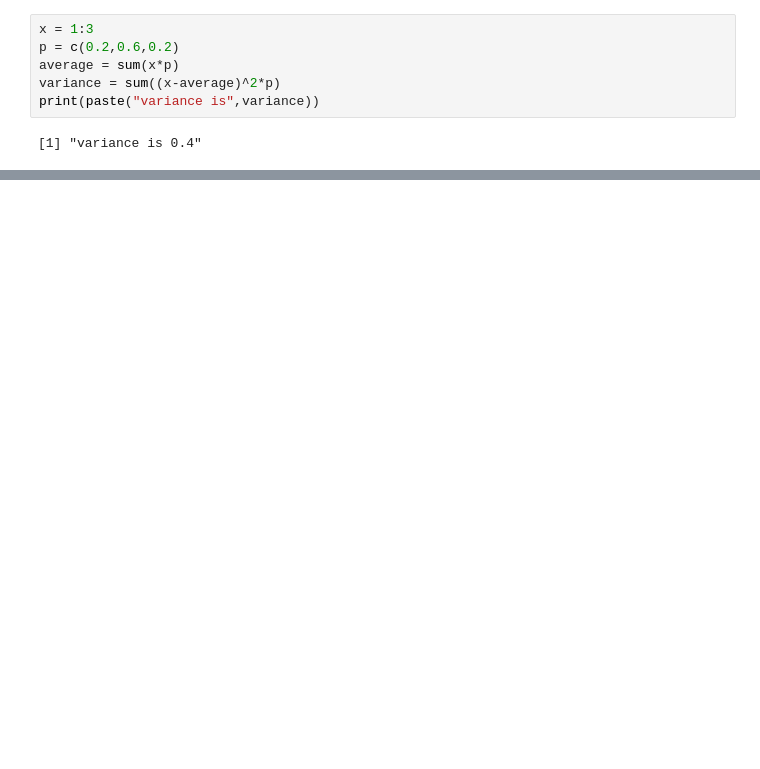
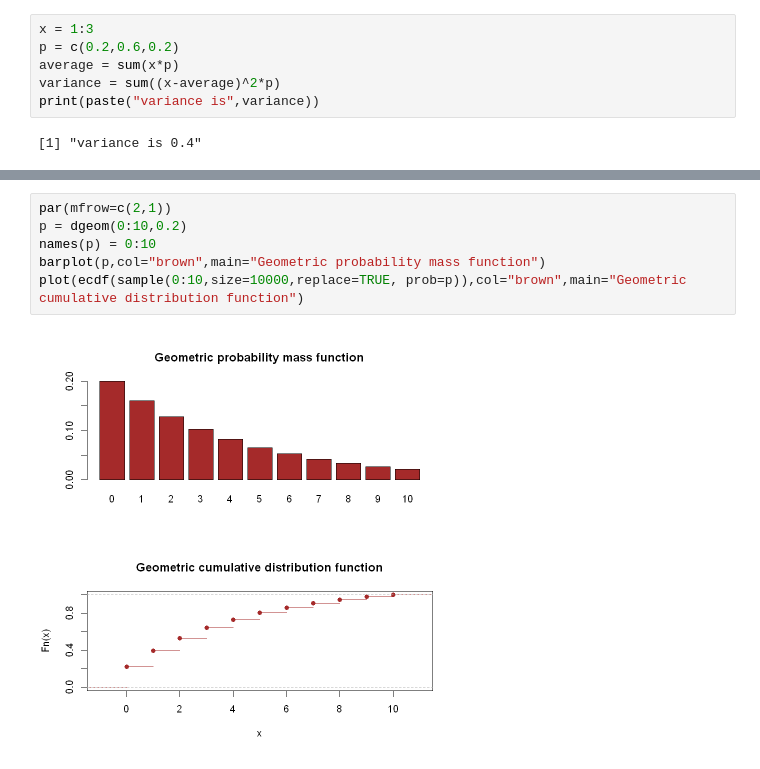
Before and after one commit to lliu1871/book, a Jupyter notebook: binf8441/_sources/chap2.ipynb, the cells around one changed output, grey strips where cells are left out. Cells and saved outputs as stored; diff of their text form; blank space fills up the shorter version.

```diff
--- a/binf8441/_sources/chap2.ipynb
+++ b/binf8441/_sources/chap2.ipynb
@@ -244,0 +410,8 @@ plot(ecdf(c(0,1)),col="brown",main="cumulative distribution function")
+# %%
+par(mfrow=c(2,1))
+p = dgeom(0:10,0.2)
+names(p) = 0:10
+barplot(p,col="brown",main="Geometric probability mass function")
+plot(ecdf(sample(0:10,size=10000,replace=TRUE, prob=p)),col="brown",main="Geometric cumulative distribution function")
+# %% [output]
+[figure, added]
```
Also changed, not shown: parts of 23 cells of this notebook, 30 other files.
